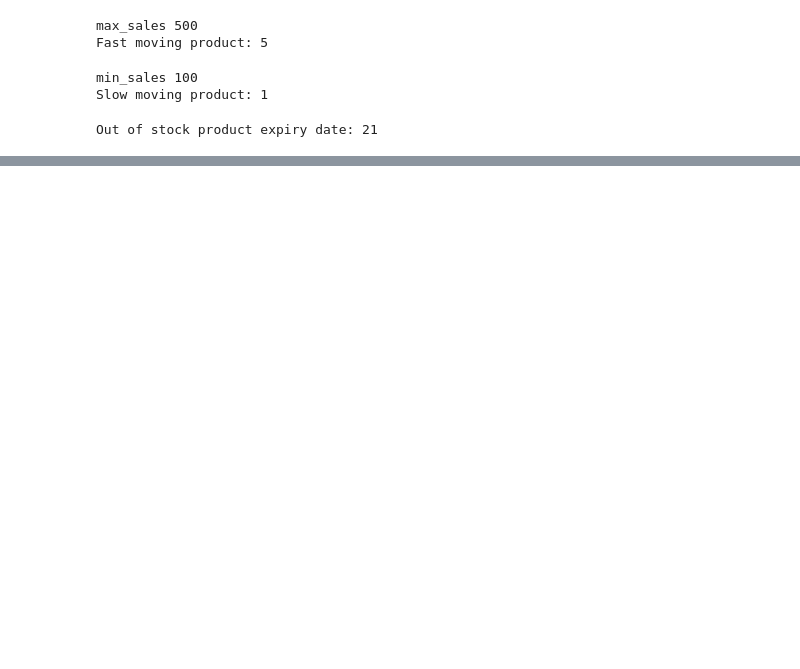
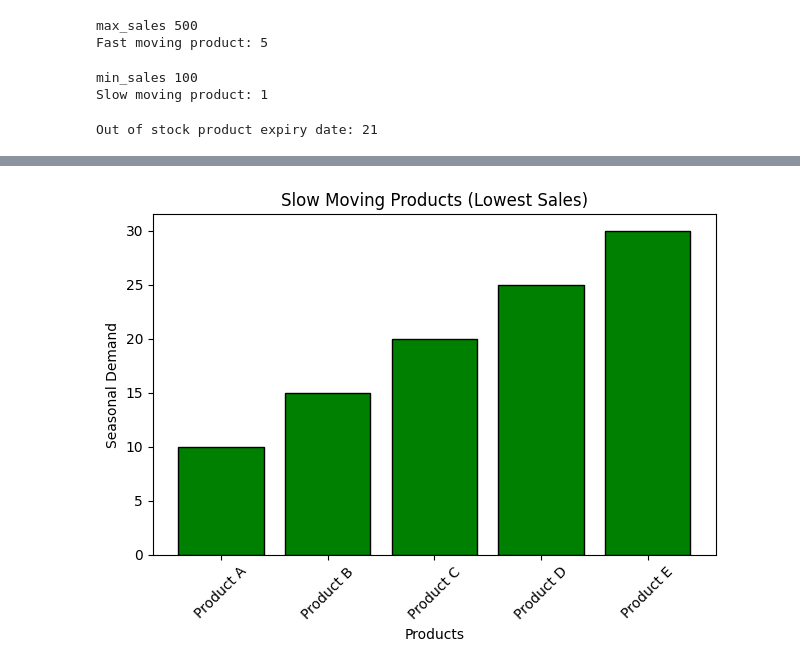
Before and after one commit to jyothika5968/week1_test_analysis, a Jupyter notebook: Week_1_Analysis_test.ipynb, the cells around one changed output, grey strips where cells are left out. Cells and saved outputs as stored; diff of their text form; code cells hidden in the pictures; blank space fills up the shorter version.

```diff
--- a/Week_1_Analysis_test.ipynb
+++ b/Week_1_Analysis_test.ipynb
@@ -320,0 +327,11 @@ plt.show()
+# %%
+# Visualization of Bar Graph
+plt.bar(products,seasonal_demand,color='Green',edgecolor='black')
+plt.xlabel("Products")
+plt.ylabel("Seasonal Demand")
+plt.title("Slow Moving Products (Lowest Sales)")
+plt.xticks(rotation=45)
+plt.tight_layout()
+plt.show()
+# %% [output]
+[figure, added]
```
Also changed, not shown: parts of 2 cells of this notebook.
